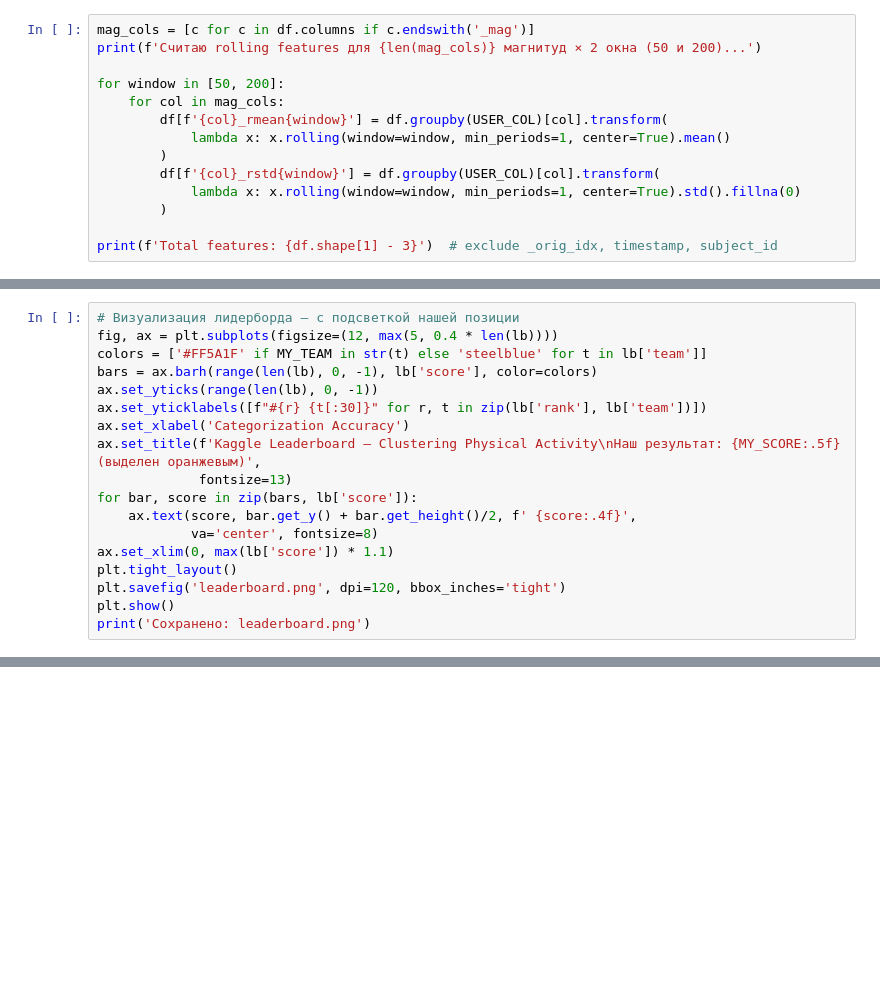
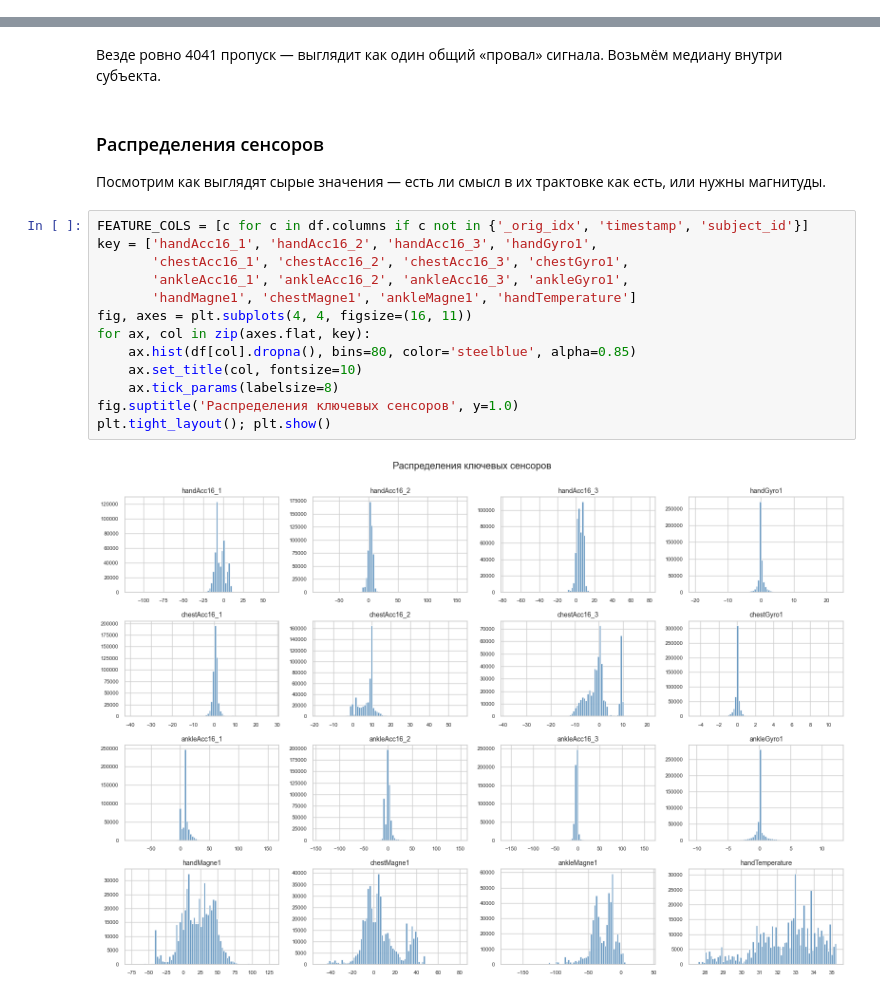
Before and after one commit to m459n9/ml_kaggle_clustering, a Jupyter notebook: clustering_physical_activity.ipynb, the cells around one changed output, grey strips where cells are left out. Drawn from its saved outputs; the diff is of its cells as text; blank space fills up the shorter version.

```diff
--- a/clustering_physical_activity.ipynb
+++ b/clustering_physical_activity.ipynb
@@ -373,14 +132,0 @@ PAMAP2-активности **непрерывны во времени** (3 ми
-# %%
-mag_cols = [c for c in df.columns if c.endswith('_mag')]
-print(f'Считаю rolling features для {len(mag_cols)} магнитуд × 2 окна (50 и 200)...')
-
-for window in [50, 200]:
-    for col in mag_cols:
-        df[f'{col}_rmean{window}'] = df.groupby(USER_COL)[col].transform(
-            lambda x: x.rolling(window=window, min_periods=1, center=True).mean()
-        )
-        df[f'{col}_rstd{window}'] = df.groupby(USER_COL)[col].transform(
-            lambda x: x.rolling(window=window, min_periods=1, center=True).std().fillna(0)
-        )
-
-print(f'Total features: {df.shape[1] - 3}')  # exclude _orig_idx, timestamp, subject_id
@@ -1044,18 +132,0 @@ else:
-# %%
-# Визуализация лидерборда — с подсветкой нашей позиции
-fig, ax = plt.subplots(figsize=(12, max(5, 0.4 * len(lb))))
-colors = ['#FF5A1F' if MY_TEAM in str(t) else 'steelblue' for t in lb['team']]
-bars = ax.barh(range(len(lb), 0, -1), lb['score'], color=colors)
-ax.set_yticks(range(len(lb), 0, -1))
-ax.set_yticklabels([f"#{r} {t[:30]}" for r, t in zip(lb['rank'], lb['team'])])
-ax.set_xlabel('Categorization Accuracy')
-ax.set_title(f'Kaggle Leaderboard — Clustering Physical Activity\nНаш результат: {MY_SCORE:.5f} (выделен оранжевым)',
-             fontsize=13)
-for bar, score in zip(bars, lb['score']):
-    ax.text(score, bar.get_y() + bar.get_height()/2, f' {score:.4f}',
-            va='center', fontsize=8)
-ax.set_xlim(0, max(lb['score']) * 1.1)
-plt.tight_layout()
-plt.savefig('leaderboard.png', dpi=120, bbox_inches='tight')
-plt.show()
-print('Сохранено: leaderboard.png')
@@ -1128,0 +190,21 @@ print('Сохранено: leaderboard.png')
+# %% [markdown]
+Везде ровно 4041 пропуск — выглядит как один общий «провал» сигнала. Возьмём медиану внутри субъекта.
+# %% [markdown]
+### Распределения сенсоров
+
+Посмотрим как выглядят сырые значения — есть ли смысл в их трактовке как есть, или нужны магнитуды.
+# %%
+FEATURE_COLS = [c for c in df.columns if c not in {'_orig_idx', 'timestamp', 'subject_id'}]
+key = ['handAcc16_1', 'handAcc16_2', 'handAcc16_3', 'handGyro1',
+       'chestAcc16_1', 'chestAcc16_2', 'chestAcc16_3', 'chestGyro1',
+       'ankleAcc16_1', 'ankleAcc16_2', 'ankleAcc16_3', 'ankleGyro1',
+       'handMagne1', 'chestMagne1', 'ankleMagne1', 'handTemperature']
+fig, axes = plt.subplots(4, 4, figsize=(16, 11))
+for ax, col in zip(axes.flat, key):
+    ax.hist(df[col].dropna(), bins=80, color='steelblue', alpha=0.85)
+    ax.set_title(col, fontsize=10)
+    ax.tick_params(labelsize=8)
+fig.suptitle('Распределения ключевых сенсоров', y=1.0)
+plt.tight_layout(); plt.show()
+# %% [output]
+[figure, added]
```
Also changed, not shown: parts of 160 cells of this notebook, 4 other files.
